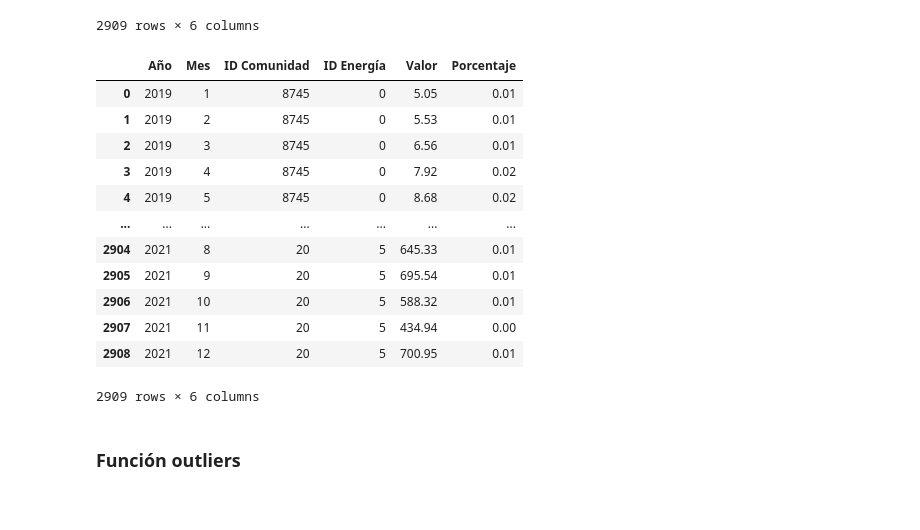
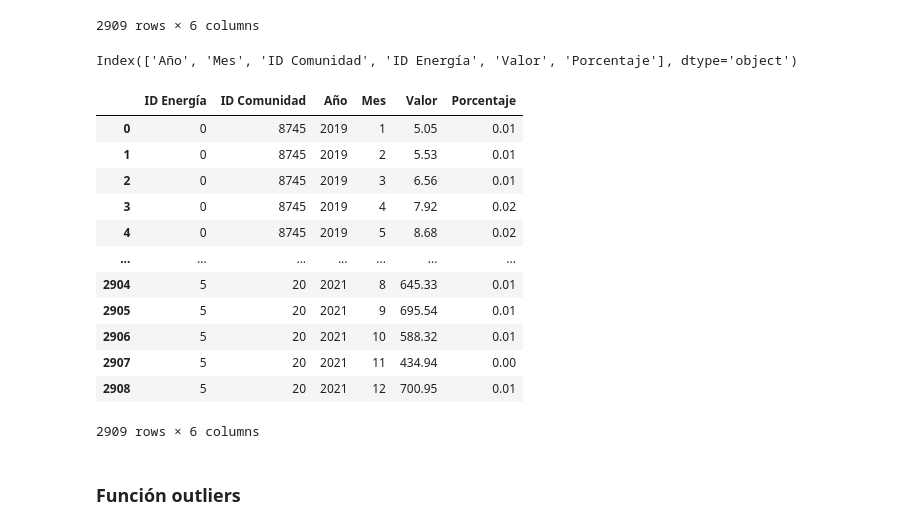
Before and after one commit to davfranco1/laboratorio-modulo5-leccion01-etl-extraccion, a Jupyter notebook: laboratorio-modulo5-leccion02-etl-transformacion.ipynb, the cells around one changed output. Cells and saved outputs as stored; diff of their text form; code cells hidden in the pictures.

```diff
--- a/laboratorio-modulo5-leccion02-etl-transformacion.ipynb
+++ b/laboratorio-modulo5-leccion02-etl-transformacion.ipynb
@@ -249,18 +242,23 @@ df_completo_generacion = df_completo_generacion.drop(columns = ["Tipo","Tipo Ene
 # %%
 df_completo_generacion = df_completo_generacion.reindex(columns = ["Año", "Mes", "ID Comunidad", "ID Energía", "Valor","Porcentaje"])
 # %%
-df_completo_generacion
+df_completo_generacion.columns
 # %% [output]
-|  | Año | Mes | ID Comunidad | ID Energía | Valor | Porcentaje |
-| 0 | 2019 | 1 | 8745 | 0 | 5.05 | 0.01 |
-| 1 | 2019 | 2 | 8745 | 0 | 5.53 | 0.01 |
-| 2 | 2019 | 3 | 8745 | 0 | 6.56 | 0.01 |
-| 3 | 2019 | 4 | 8745 | 0 | 7.92 | 0.02 |
-| 4 | 2019 | 5 | 8745 | 0 | 8.68 | 0.02 |
-| ... | ... | ... | ... | ... | ... | ... |
-| 2904 | 2021 | 8 | 20 | 5 | 645.33 | 0.01 |
-| 2905 | 2021 | 9 | 20 | 5 | 695.54 | 0.01 |
-| 2906 | 2021 | 10 | 20 | 5 | 588.32 | 0.01 |
-| 2907 | 2021 | 11 | 20 | 5 | 434.94 | 0.00 |
-| 2908 | 2021 | 12 | 20 | 5 | 700.95 | 0.01 |
-2909 rows × 6 columns
+Index(['Año', 'Mes', 'ID Comunidad', 'ID Energía', 'Valor', 'Porcentaje'], dtype='object')
+# %%
+df_completo_generacion = df_completo_generacion[['ID Energía', 'ID Comunidad', 'Año', 'Mes', 'Valor', 'Porcentaje']]
+df_completo_generacion
+# %% [output]
+|  | ID Energía | ID Comunidad | Año | Mes | Valor | Porcentaje |
+| 0 | 0 | 8745 | 2019 | 1 | 5.05 | 0.01 |
+| 1 | 0 | 8745 | 2019 | 2 | 5.53 | 0.01 |
+| 2 | 0 | 8745 | 2019 | 3 | 6.56 | 0.01 |
+| 3 | 0 | 8745 | 2019 | 4 | 7.92 | 0.02 |
+| 4 | 0 | 8745 | 2019 | 5 | 8.68 | 0.02 |
+| ... | ... | ... | ... | ... | ... | ... |
+| 2904 | 5 | 20 | 2021 | 8 | 645.33 | 0.01 |
+| 2905 | 5 | 20 | 2021 | 9 | 695.54 | 0.01 |
+| 2906 | 5 | 20 | 2021 | 10 | 588.32 | 0.01 |
+| 2907 | 5 | 20 | 2021 | 11 | 434.94 | 0.00 |
+| 2908 | 5 | 20 | 2021 | 12 | 700.95 | 0.01 |
+2909 rows × 6 columns
```
Also changed, not shown: parts of 38 cells of this notebook, 15 other files.
